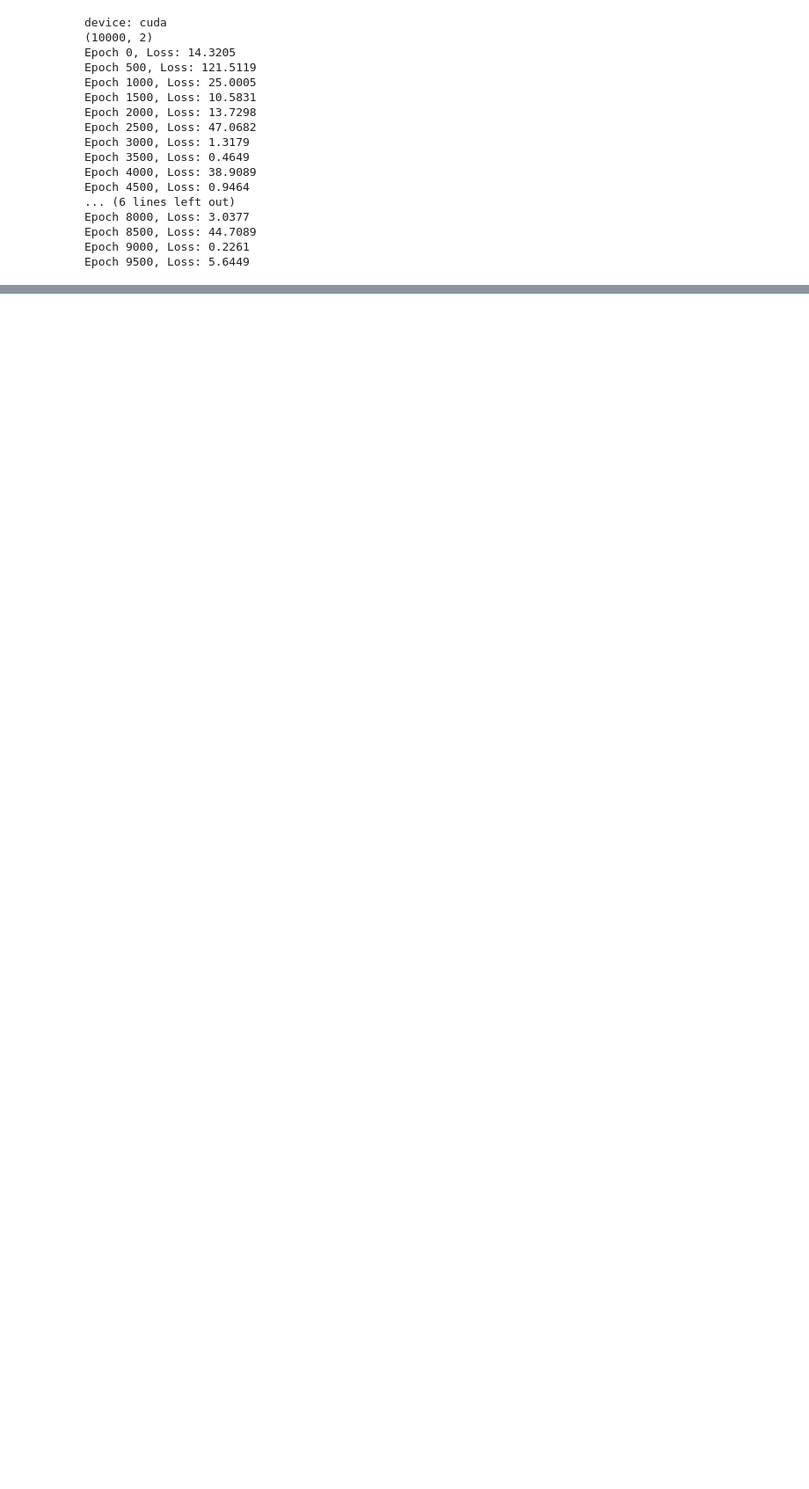
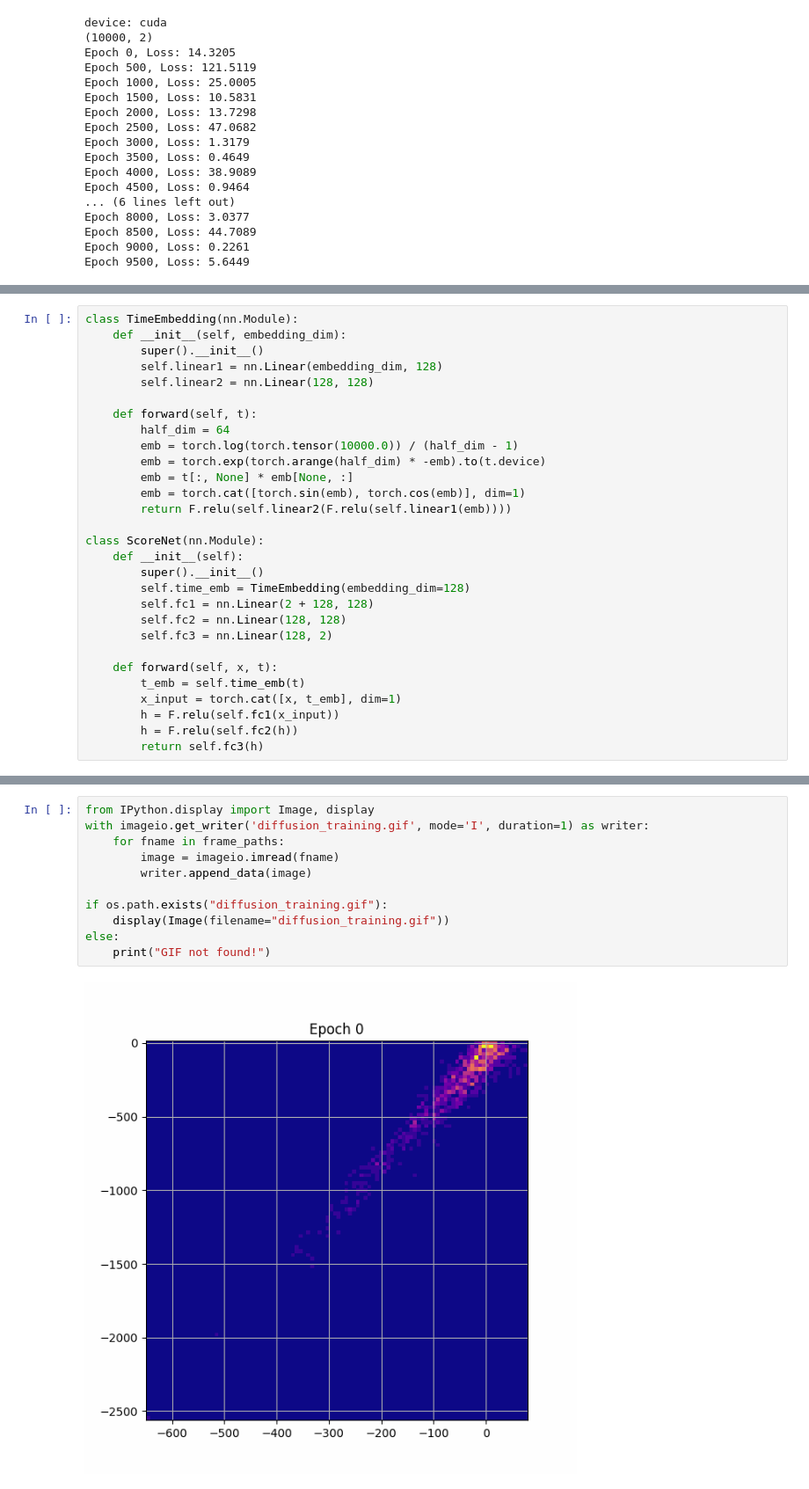
Before and after one commit to Jaseelkt007/Generative_AI_basics, a Jupyter notebook: Langvin_sampling.ipynb, the cells around one changed output, grey strips where cells are left out. Shown at 88% size. Saved outputs shown, nothing was run; the diff lists cells and outputs as text; blank space fills up the shorter version.

Commit message:
progressive diffusion

```diff
--- a/Langvin_sampling.ipynb
+++ b/Langvin_sampling.ipynb
@@ -860,0 +893,29 @@ else:
+# %%
+class TimeEmbedding(nn.Module):
+    def __init__(self, embedding_dim):
+        super().__init__()
+        self.linear1 = nn.Linear(embedding_dim, 128)
+        self.linear2 = nn.Linear(128, 128)
+
+    def forward(self, t):
+        half_dim = 64
+        emb = torch.log(torch.tensor(10000.0)) / (half_dim - 1)
+        emb = torch.exp(torch.arange(half_dim) * -emb).to(t.device)
+        emb = t[:, None] * emb[None, :]
+        emb = torch.cat([torch.sin(emb), torch.cos(emb)], dim=1)
+        return F.relu(self.linear2(F.relu(self.linear1(emb))))
+
+class ScoreNet(nn.Module):
+    def __init__(self):
+        super().__init__()
+        self.time_emb = TimeEmbedding(embedding_dim=128)
+        self.fc1 = nn.Linear(2 + 128, 128)
+        self.fc2 = nn.Linear(128, 128)
+        self.fc3 = nn.Linear(128, 2)
+
+    def forward(self, x, t):
+        t_emb = self.time_emb(t)
+        x_input = torch.cat([x, t_emb], dim=1)
+        h = F.relu(self.fc1(x_input))
+        h = F.relu(self.fc2(h))
+        return self.fc3(h)
@@ -860,0 +1021,13 @@ else:
+# %%
+from IPython.display import Image, display
+with imageio.get_writer('diffusion_training.gif', mode='I', duration=1) as writer:
+    for fname in frame_paths:
+        image = imageio.imread(fname)
+        writer.append_data(image)
+
+if os.path.exists("diffusion_training.gif"):
+    display(Image(filename="diffusion_training.gif"))
+else:
+    print("GIF not found!")
+# %% [output]
+[figure, added]
```
Also changed, not shown: parts of 5 cells of this notebook.
